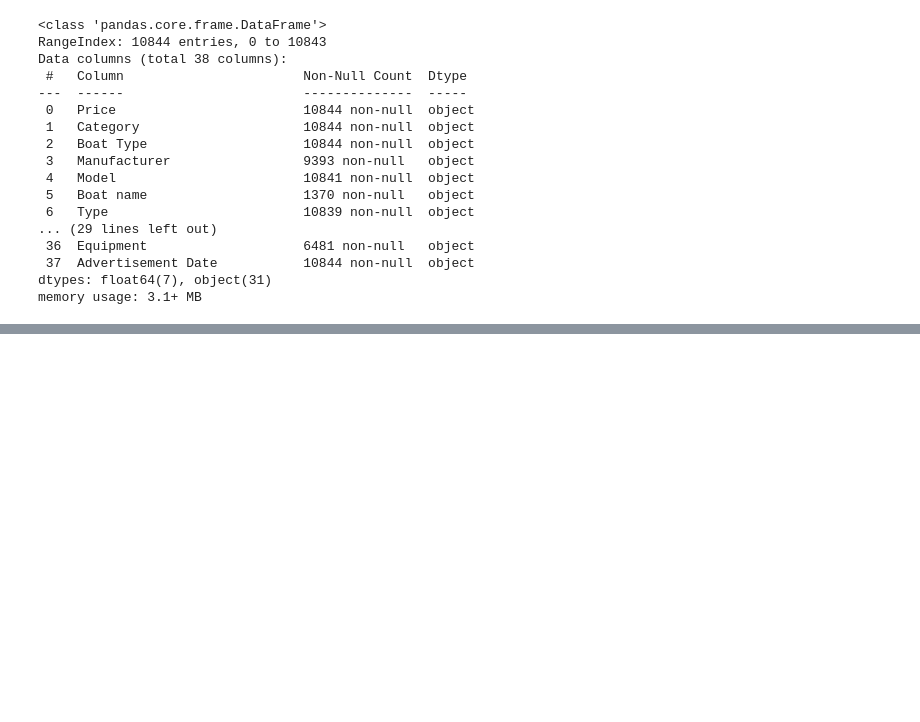
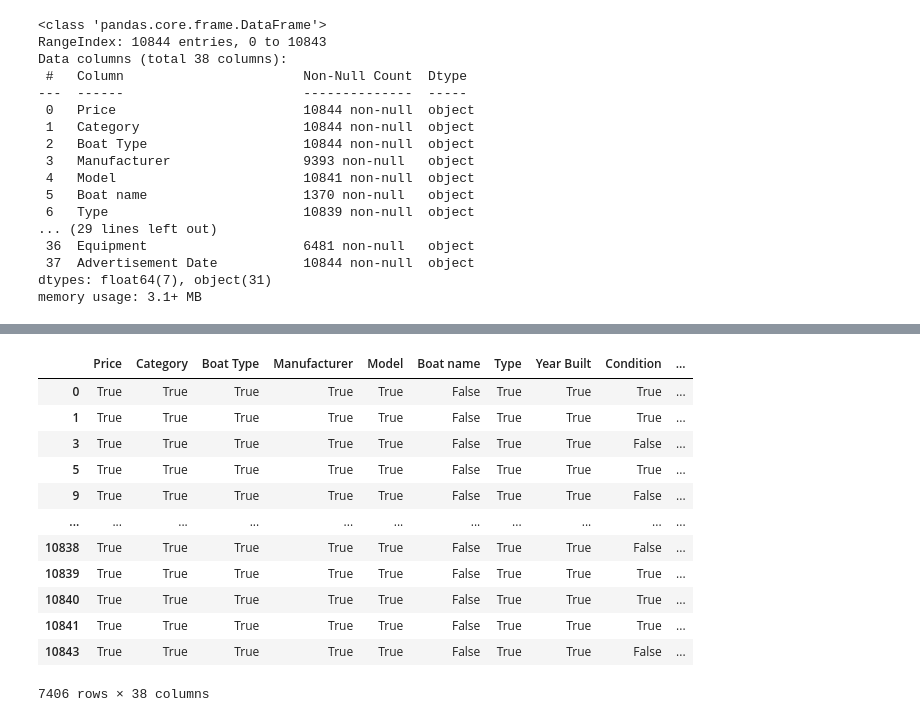
Before and after one commit to maxOVF/OVFAcademy, a Jupyter notebook: Untitled1.ipynb, the cells around one changed output, grey strips where cells are left out. Saved outputs shown, nothing was run; the diff lists cells and outputs as text; code cells hidden in the pictures; blank space fills up the shorter version.

```diff
--- a/Untitled1.ipynb
+++ b/Untitled1.ipynb
@@ -195,0 +233,8 @@ memory usage: 3.1+ MB
+# %%
+# Selecting specific lines w/ conditions to output Booleans
+
+mask1 = df['Year Built'] > 2000 # assign a boolean
+mask1 # output booleans
+mask1.dtype # type 'bool'
+df[mask1].head() # filter dataset with boolean logic
+df[mask1].min() # check if 'Year Built' is indeed only larger than 2000!
@@ -195,0 +263,17 @@ memory usage: 3.1+ MB
+# %%
+# Check for the two ways producing the identical output
+df[mask1] == df[df['Year Built'] > 2000]
+# %% [output]
+|  | Price | Category | Boat Type | Manufacturer | Model | Boat name | Type | Year Built | Condition | ... |
+| 0 | True | True | True | True | True | False | True | True | True | ... |
+| 1 | True | True | True | True | True | False | True | True | True | ... |
+| 3 | True | True | True | True | True | False | True | True | False | ... |
+| 5 | True | True | True | True | True | False | True | True | True | ... |
+| 9 | True | True | True | True | True | False | True | True | False | ... |
+| ... | ... | ... | ... | ... | ... | ... | ... | ... | ... | ... |
+| 10838 | True | True | True | True | True | False | True | True | False | ... |
+| 10839 | True | True | True | True | True | False | True | True | True | ... |
+| 10840 | True | True | True | True | True | False | True | True | True | ... |
+| 10841 | True | True | True | True | True | False | True | True | True | ... |
+| 10843 | True | True | True | True | True | False | True | True | False | ... |
+7406 rows × 38 columns
```
Also changed, not shown: parts of 31 cells of this notebook.
